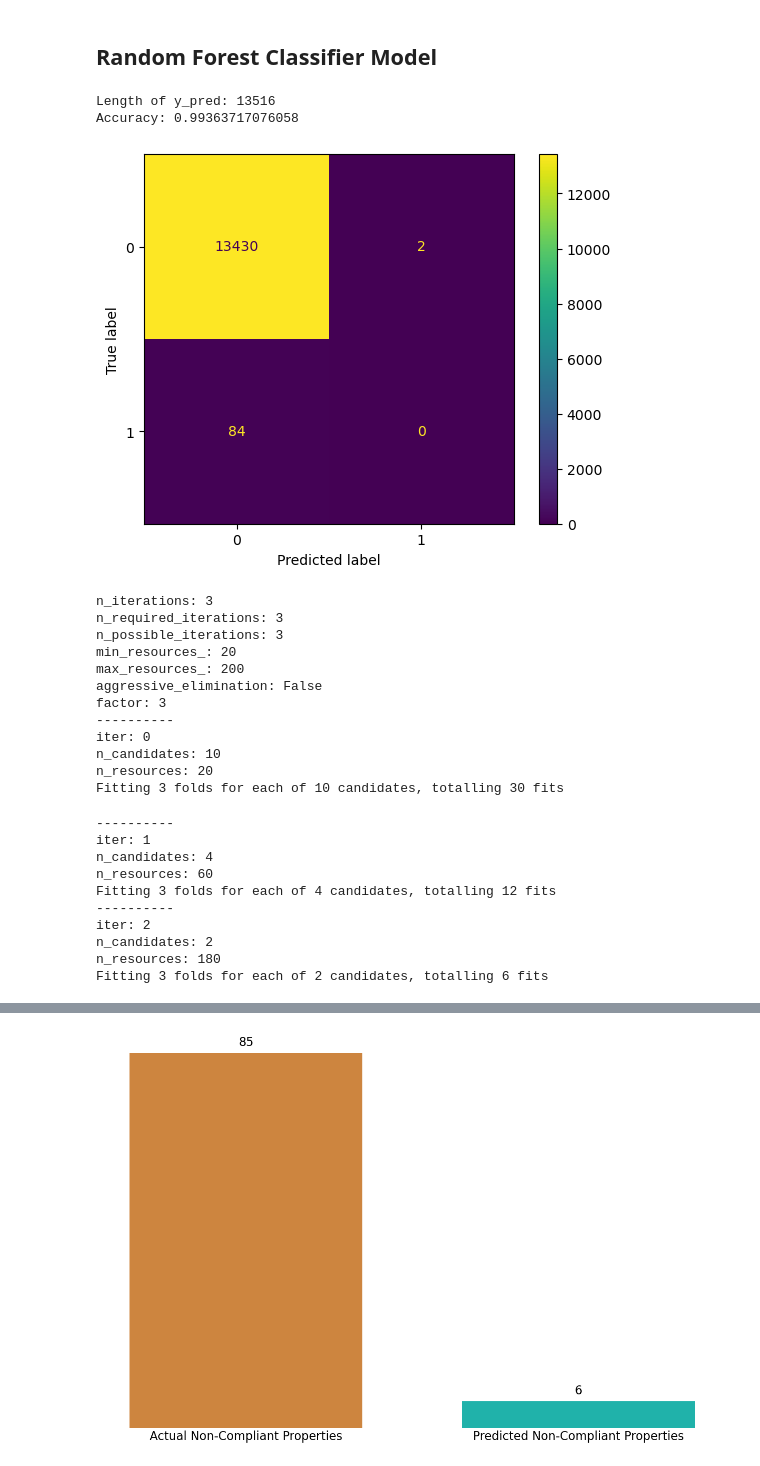
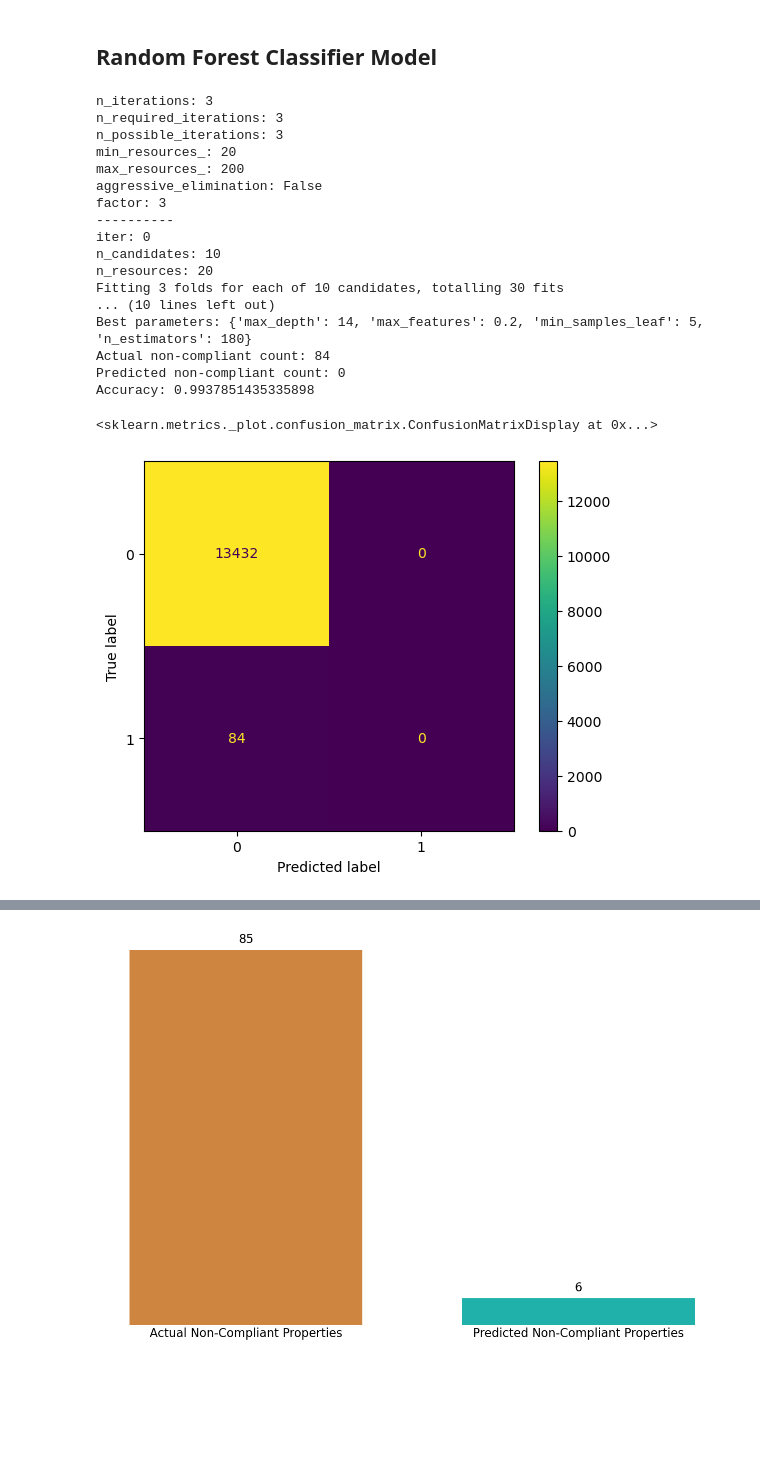
Before and after one commit to wildfire-prep/modeling, a Jupyter notebook: code/00_random_forest/04_random_forest.ipynb, the cells around one changed output, grey strips where cells are left out. Saved outputs shown, nothing was run; the diff lists cells and outputs as text; code cells hidden in the pictures; blank space fills up the shorter version.

```diff
--- a/code/00_random_forest/04_random_forest.ipynb
+++ b/code/00_random_forest/04_random_forest.ipynb
@@ -238,68 +237,64 @@ Name: proportion, dtype: float64
 # %% [markdown]
 ## Random Forest Classifier Model
-# %%
-rf = RandomForestClassifier()  # class_weight={0: 1, 1: 3}
-rf.fit(X_train, y_train)
-
-y_pred = rf.predict(X_test)
-
-accuracy = accuracy_score(y_test, y_pred)
-print("Length of y_pred:", len(y_pred))
-print("Accuracy:", accuracy)
-
-cm = confusion_matrix(y_test, y_pred)
-
-ConfusionMatrixDisplay(confusion_matrix=cm).plot();
-# %% [output]
-Length of y_pred: 13516
-Accuracy: 0.99363717076058
-[figure, removed]
 # %%
+
 param_dist = {
     "max_depth": randint(1, 20),
     "min_samples_leaf": [1, 5, 10, 20],
     "max_features": ["sqrt", "log2", 0.2, 0.5],
-    # "class_weight": [None, "balanced", "balanced_subsample"],
 }
 
 rf = RandomForestClassifier(random_state=42, n_jobs=-1, bootstrap=True)
 
+# Halving random search
 halving_search = HalvingRandomSearchCV(
     estimator=rf,
     param_distributions=param_dist,
     resource="n_estimators",
     min_resources=20,
     max_resources=200,
     factor=3,
     cv=3,
     scoring="precision",
     n_jobs=1,
     verbose=1,
+    refit=True,
 )
 
 halving_search.fit(X_train, y_train)
+print("Best parameters:", halving_search.best_params_)
 
+# Use the refitted best model
 best_rf = halving_search.best_estimator_
+
+# Predict with threshold
+y_scores = best_rf.predict_proba(X_test)[:, 1]
+threshold = 0.901
+y_pred = (y_scores >= threshold).astype(int)
+
+# Metrics and confusion matrix
+print(f"Actual non-compliant count: {y_test.sum()}")
+print(f"Predicted non-compliant count: {y_pred.sum()}")
+print("Accuracy:", accuracy_score(y_test, y_pred))
+
+ConfusionMatrixDisplay.from_predictions(y_test, y_pred)
 # %% [output]
 n_iterations: 3
 n_required_iterations: 3
 n_possible_iterations: 3
 min_resources_: 20
 max_resources_: 200
 aggressive_elimination: False
 factor: 3
 ----------
 iter: 0
 n_candidates: 10
 n_resources: 20
 Fitting 3 folds for each of 10 candidates, totalling 30 fits
+... (10 lines left out)
+Best parameters: {'max_depth': 14, 'max_features': 0.2, 'min_samples_leaf': 5, 'n_estimators': 180}
+Actual non-compliant count: 84
+Predicted non-compliant count: 0
+Accuracy: 0.9937851435335898
-----------
-iter: 1
-n_candidates: 4
-n_resources: 60
-Fitting 3 folds for each of 4 candidates, totalling 12 fits
-----------
-iter: 2
-n_candidates: 2
-n_resources: 180
-Fitting 3 folds for each of 2 candidates, totalling 6 fits
+<sklearn.metrics._plot.confusion_matrix.ConfusionMatrixDisplay at 0x...>
+[figure, added]
```
Also changed, not shown: parts of 16 cells of this notebook.
